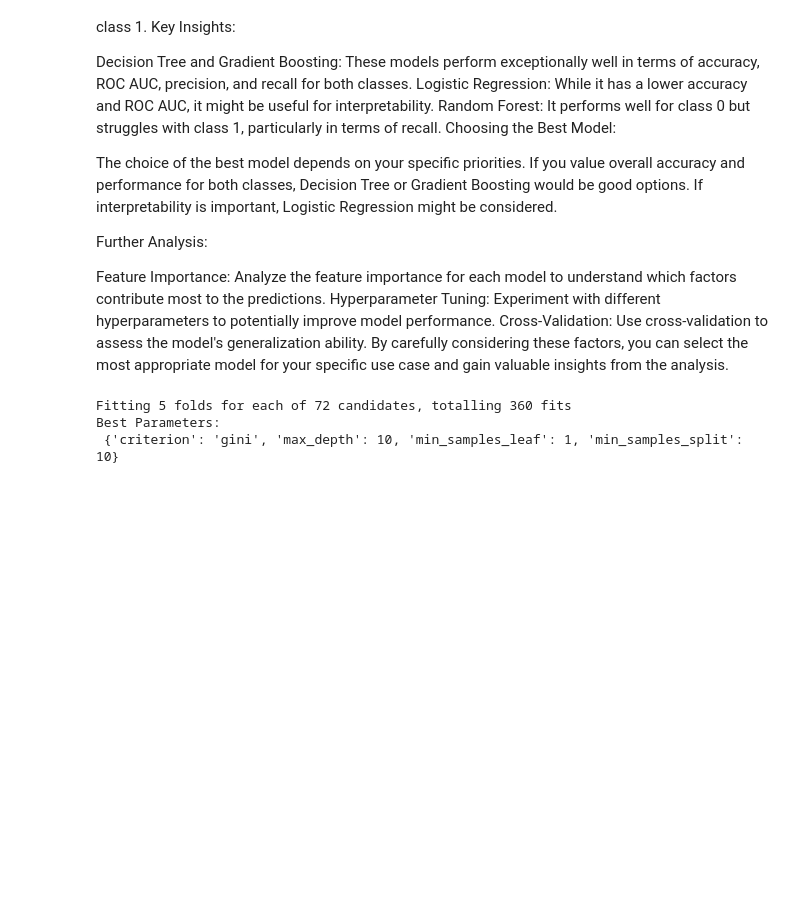
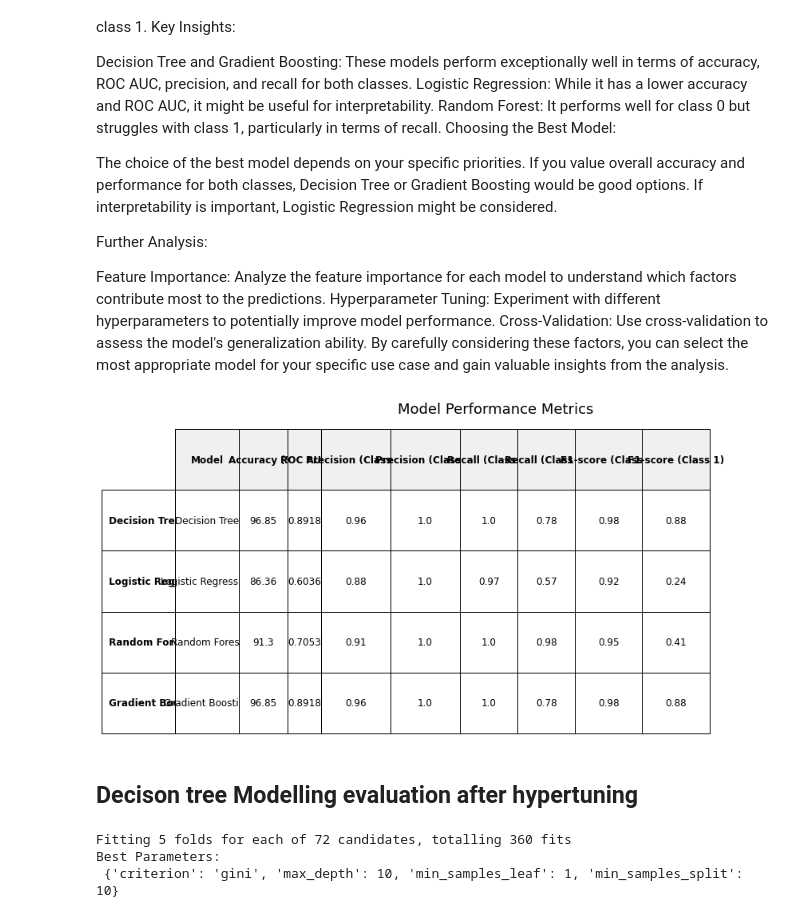
Before and after one commit to gtisnanga/SYRIA-CUSTOMER-CHURN-PHASE-3, a Jupyter notebook: ipynp.ipynb, the cells around one changed output. Drawn from its saved outputs; the diff is of its cells as text; code cells hidden in the pictures; blank space fills up the shorter version.

```diff
--- a/ipynp.ipynb
+++ b/ipynp.ipynb
@@ -992,6 +992,60 @@ Feature Importance: Analyze the feature importance for each model to understand
 Hyperparameter Tuning: Experiment with different hyperparameters to potentially improve model performance.
 Cross-Validation: Use cross-validation to assess the model's generalization ability.
 By carefully considering these factors, you can select the most appropriate model for your specific use case and gain valuable insights from the analysis.
+# %%
+import matplotlib.pyplot as plt
+import pandas as pd
+
+# Data for the models
+data = {
+    'Model': ['Decision Tree', 'Logistic Regression', 'Random Forest', 'Gradient Boosting'],
+    'Accuracy (%)': [96.85, 86.36, 91.30, 96.85],
+    'ROC AUC': [0.8918, 0.6036, 0.7053, 0.8918],
+    'Precision (Class 0)': [0.96, 0.88, 0.91, 0.96],
+    'Precision (Class 1)': [1.0, 1.0, 1.0, 1.0],
+    'Recall (Class 0)': [1.0, 0.97, 1.0, 1.0],
+    'Recall (Class 1)': [0.78, 0.57, 0.98, 0.78],
+    'F1-score (Class 0)': [0.98, 0.92, 0.95, 0.98],
+    'F1-score (Class 1)': [0.88, 0.24, 0.41, 0.88]
+}
+
+df = pd.DataFrame(data)
+
+# Create a table to display the metrics
+fig, ax = plt.subplots(figsize=(12, 7))  # Adjust the size as needed
+ax.axis('off')  # Hide the axes
+
+# Create a table
+table = ax.table(cellText=df.values,
+                 colLabels=df.columns,
+                 rowLabels=df['Model'],
+                 cellLoc='center',
+                 loc='center',
+                 bbox=[0, 0, 1, 1])  # Position and size of the table
+
+# Adjust font size and other properties
+table.auto_set_font_size(False)
+table.set_fontsize(12)
+table.auto_set_column_width([i for i in range(len(df.columns))])
+
+# Add title with spacing
+plt.title('Model Performance Metrics', fontsize=18, pad=20)
+
+# Improve spacing between rows
+for key, cell in table._cells.items():
+    cell.set_edgecolor('black')
+    cell.set_linewidth(1)
+    if key[0] == 0:  # Header row
+        cell.set_text_props(weight='bold')
+        cell.set_facecolor('#f0f0f0')  # Light grey background for header
+    if key[1] == -1:  # Row labels
+        cell.set_text_props(weight='bold')
+
+plt.show()
+# %% [output]
+[figure, added]
+# %% [markdown]
+## Decison tree Modelling evaluation after hypertuning
 # %%
 from sklearn.model_selection import GridSearchCV
 
```
Also changed, not shown: parts of 2 cells of this notebook, 2 other files.
